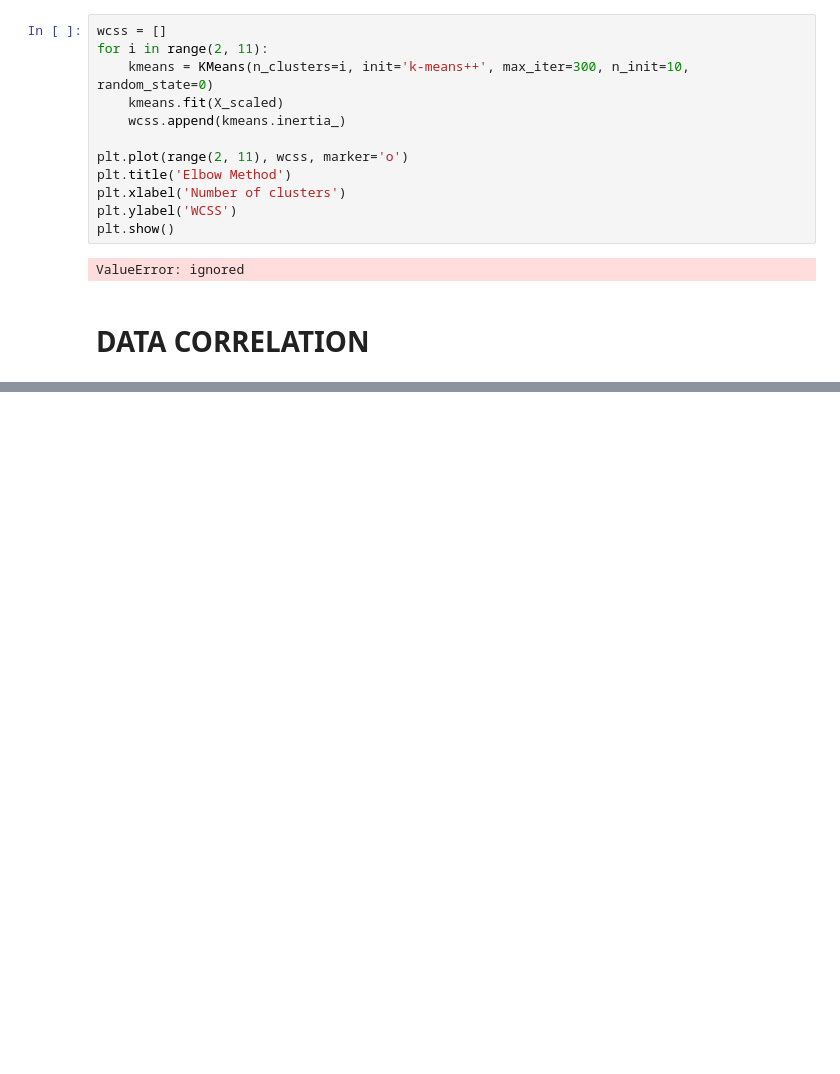
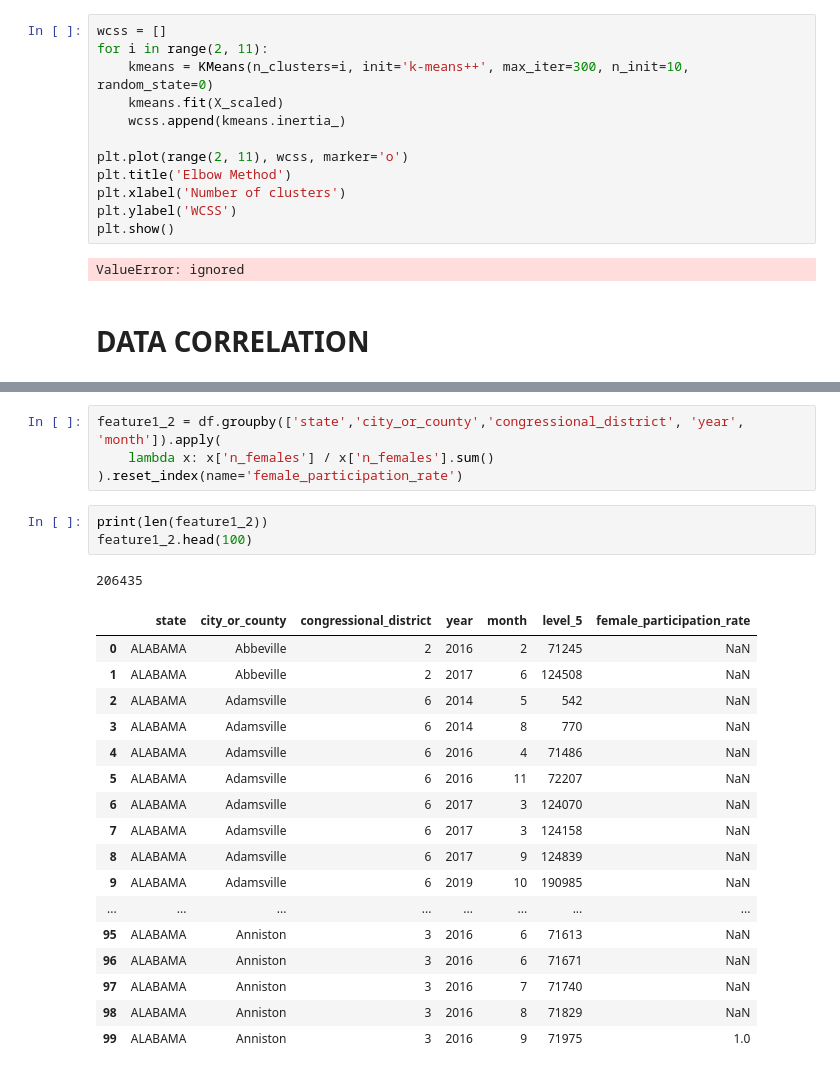
Before and after one commit to nikopaterniti98/hlt, a Jupyter notebook: DataMining_Project.ipynb, the cells around one changed output, grey strips where cells are left out. Cells and saved outputs as stored; diff of their text form; blank space fills up the shorter version.

```diff
--- a/DataMining_Project.ipynb
+++ b/DataMining_Project.ipynb
@@ -1918,0 +2314,26 @@ ValueError: ignored
+# %%
+feature1_2 = df.groupby(['state','city_or_county','congressional_district', 'year', 'month']).apply(
+    lambda x: x['n_females'] / x['n_females'].sum()
+).reset_index(name='female_participation_rate')
+# %%
+print(len(feature1_2))
+feature1_2.head(100)
+# %% [output]
+206435
+|  | state | city_or_county | congressional_district | year | month | level_5 | female_participation_rate |
+| 0 | ALABAMA | Abbeville | 2 | 2016 | 2 | 71245 | NaN |
+| 1 | ALABAMA | Abbeville | 2 | 2017 | 6 | 124508 | NaN |
+| 2 | ALABAMA | Adamsville | 6 | 2014 | 5 | 542 | NaN |
+| 3 | ALABAMA | Adamsville | 6 | 2014 | 8 | 770 | NaN |
+| 4 | ALABAMA | Adamsville | 6 | 2016 | 4 | 71486 | NaN |
+| 5 | ALABAMA | Adamsville | 6 | 2016 | 11 | 72207 | NaN |
+| 6 | ALABAMA | Adamsville | 6 | 2017 | 3 | 124070 | NaN |
+| 7 | ALABAMA | Adamsville | 6 | 2017 | 3 | 124158 | NaN |
+| 8 | ALABAMA | Adamsville | 6 | 2017 | 9 | 124839 | NaN |
+| 9 | ALABAMA | Adamsville | 6 | 2019 | 10 | 190985 | NaN |
+| ... | ... | ... | ... | ... | ... | ... | ... |
+| 95 | ALABAMA | Anniston | 3 | 2016 | 6 | 71613 | NaN |
+| 96 | ALABAMA | Anniston | 3 | 2016 | 6 | 71671 | NaN |
+| 97 | ALABAMA | Anniston | 3 | 2016 | 7 | 71740 | NaN |
+| 98 | ALABAMA | Anniston | 3 | 2016 | 8 | 71829 | NaN |
+| 99 | ALABAMA | Anniston | 3 | 2016 | 9 | 71975 | 1.0 |
```
Also changed, not shown: parts of 125 cells of this notebook.
